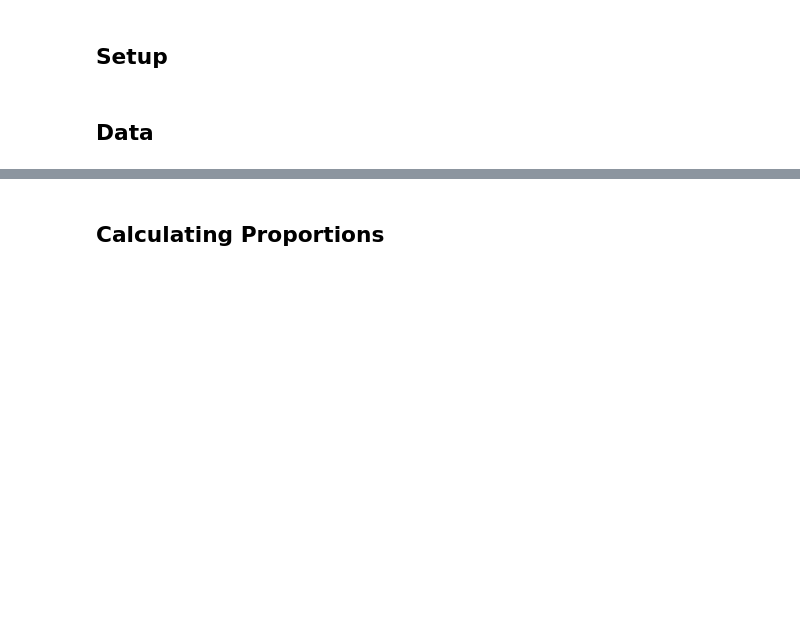
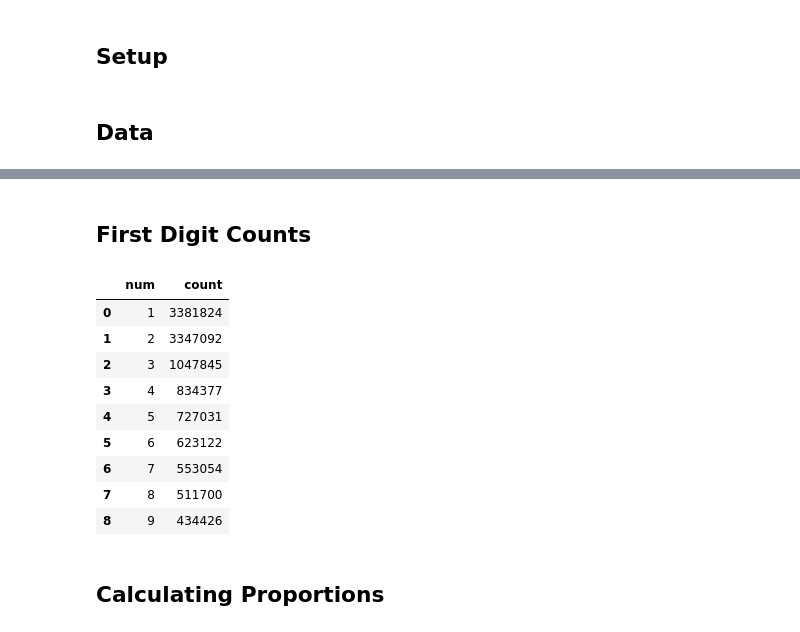
Before and after one commit to mshsu/probasets, a Jupyter notebook: notebooks/ppp_demo.ipynb, the cells around one changed output, grey strips where cells are left out. Drawn from its saved outputs; the diff is of its cells as text; code cells hidden in the pictures; blank space fills up the shorter version.

```diff
--- a/notebooks/ppp_demo.ipynb
+++ b/notebooks/ppp_demo.ipynb
@@ -41,6 +56,21 @@ for link in links:
   ppp_new = ppp_new[(ppp_new != "n") & (ppp_new != "0")].astype(int)
   ppp_new = ppp_new.value_counts().sort_index()
   ppp = ppp.add(ppp_new)
+# %% [markdown]
+## First Digit Counts
+# %%
+ppp.to_frame().reset_index().rename(columns={"index": "num", 0: "count"})
+# %% [output]
+|  | num | count |
+| 0 | 1 | 3381824 |
+| 1 | 2 | 3347092 |
+| 2 | 3 | 1047845 |
+| 3 | 4 | 834377 |
+| 4 | 5 | 727031 |
+| 5 | 6 | 623122 |
+| 6 | 7 | 553054 |
+| 7 | 8 | 511700 |
+| 8 | 9 | 434426 |
 # %% [markdown]
 ## Calculating Proportions
 # %%
```
Also changed, not shown: parts of 3 cells of this notebook.
